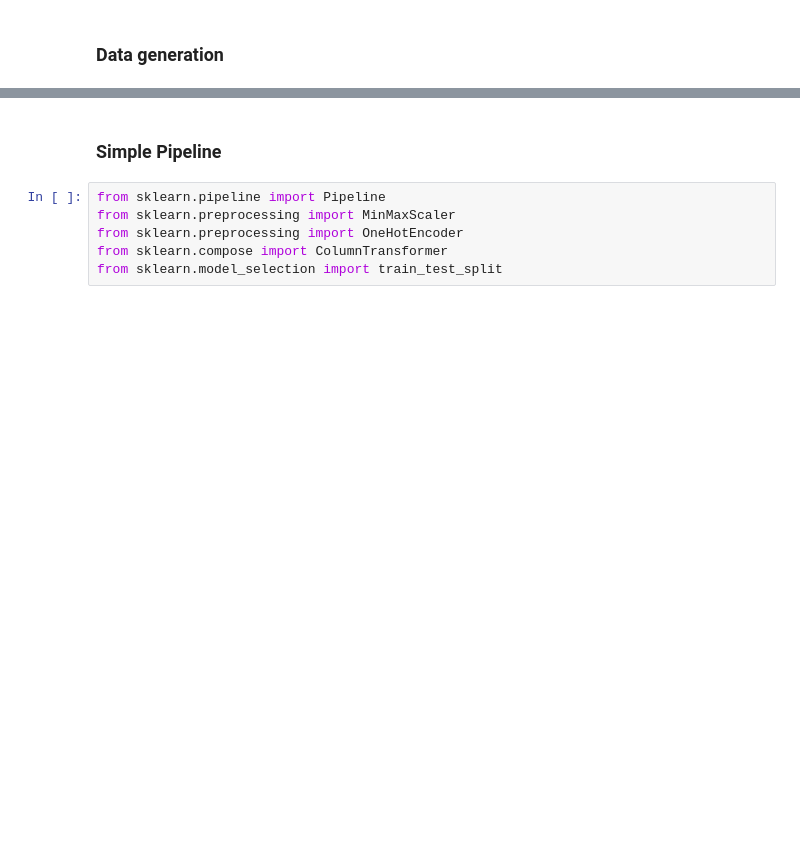
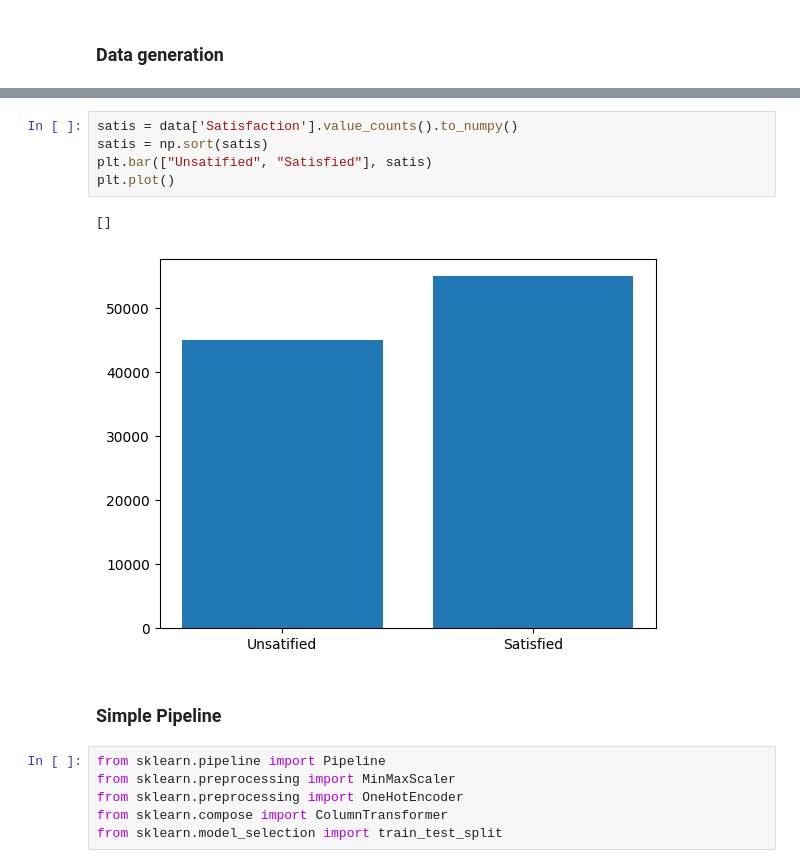
Before and after one commit to veborito/Introduction-to-MachineLearning, a Jupyter notebook: projet/Project_7_Boris_Allizha_Iago.ipynb, the cells around one changed output, grey strips where cells are left out. Cells and saved outputs as stored; diff of their text form; blank space fills up the shorter version.

```diff
--- a/projet/Project_7_Boris_Allizha_Iago.ipynb
+++ b/projet/Project_7_Boris_Allizha_Iago.ipynb
@@ -142,3 +143,11 @@ data.head()
+# %%
+satis = data['Satisfaction'].value_counts().to_numpy()
+satis = np.sort(satis)
+plt.bar(["Unsatified", "Satisfied"], satis)
+plt.plot()
+# %% [output]
+[]
+[figure, added]
 # %% [markdown]
 ### Simple Pipeline
 # %%
```
Also changed, not shown: parts of 17 cells of this notebook, 4 other files.
